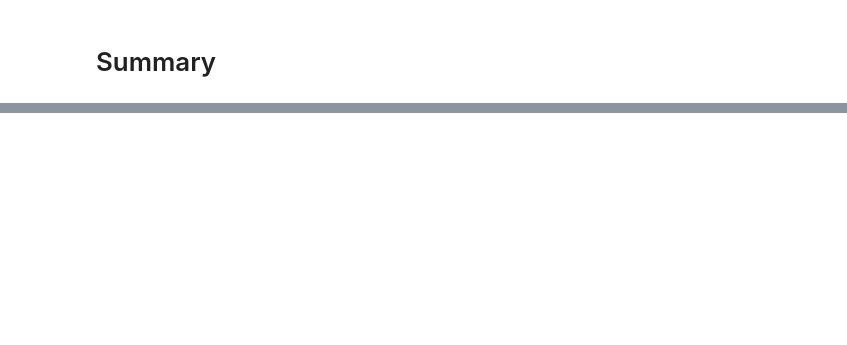
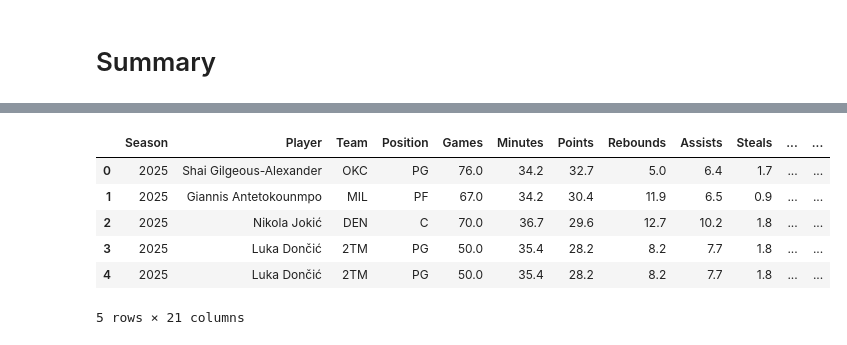
Before and after one commit to Varks-creator/Intro-To-AI-Final, a Jupyter notebook: nba_mvp_scraper.ipynb, the cells around one changed output, grey strips where cells are left out. Drawn from its saved outputs; the diff is of its cells as text; code cells hidden in the pictures; blank space fills up the shorter version.

```diff
--- a/nba_mvp_scraper.ipynb
+++ b/nba_mvp_scraper.ipynb
@@ -927,0 +1174,11 @@ Dataset Statistics:
+# %%
+data2025 = pd.read_csv('nba_2025_season.csv')
+data2025.head()
+# %% [output]
+|  | Season | Player | Team | Position | Games | Minutes | Points | Rebounds | Assists | Steals | ... | ... |
+| 0 | 2025 | Shai Gilgeous-Alexander | OKC | PG | 76.0 | 34.2 | 32.7 | 5.0 | 6.4 | 1.7 | ... | ... |
+| 1 | 2025 | Giannis Antetokounmpo | MIL | PF | 67.0 | 34.2 | 30.4 | 11.9 | 6.5 | 0.9 | ... | ... |
+| 2 | 2025 | Nikola Jokić | DEN | C | 70.0 | 36.7 | 29.6 | 12.7 | 10.2 | 1.8 | ... | ... |
+| 3 | 2025 | Luka Dončić | 2TM | PG | 50.0 | 35.4 | 28.2 | 8.2 | 7.7 | 1.8 | ... | ... |
+| 4 | 2025 | Luka Dončić | 2TM | PG | 50.0 | 35.4 | 28.2 | 8.2 | 7.7 | 1.8 | ... | ... |
+5 rows × 21 columns
```
Also changed, not shown: parts of 30 cells of this notebook.
